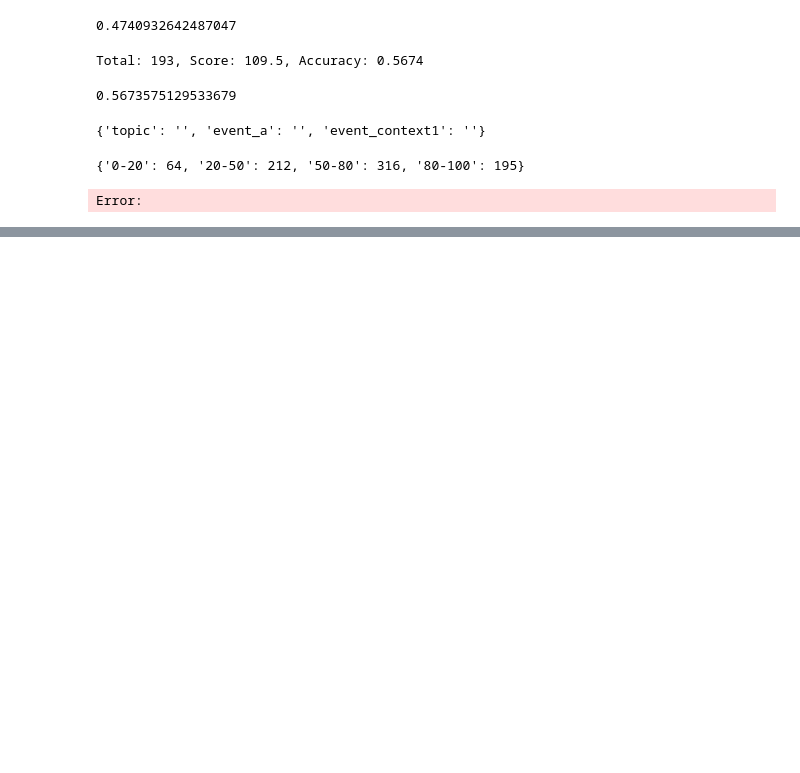
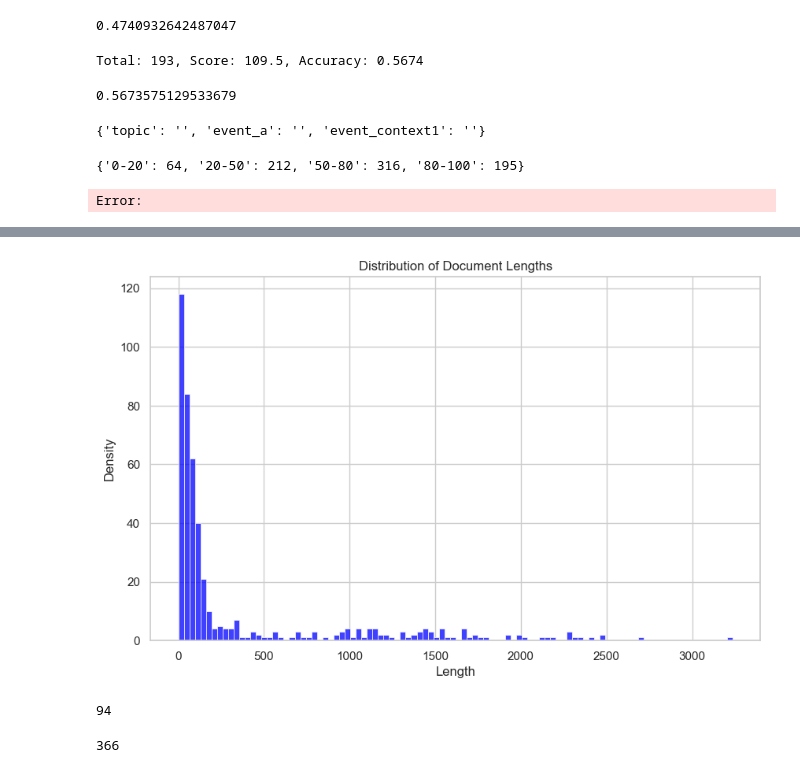
Before and after one commit to Sooo66/why-it-happened, a Jupyter notebook: src/a.ipynb, the cells around one changed output, grey strips where cells are left out. Drawn from its saved outputs; the diff is of its cells as text; code cells hidden in the pictures; blank space fills up the shorter version.

```diff
--- a/src/a.ipynb
+++ b/src/a.ipynb
@@ -165,0 +208,14 @@ Error:
+# %%
+from utils import plt_dist
+uid2var = [y for x, y in uid2var.items() if y is not None]
+# plt_dist(uid2var, bins=100)
+# %% [output]
+[figure, added]
+# %%
+len(list(filter(lambda x: x > 500, uid2var)))
+# %% [output]
+94
+# %%
+len(list(filter(lambda x: x <= 500, uid2var)))
+# %% [output]
+366
```
Also changed, not shown: parts of 16 cells of this notebook, 35 other files.
